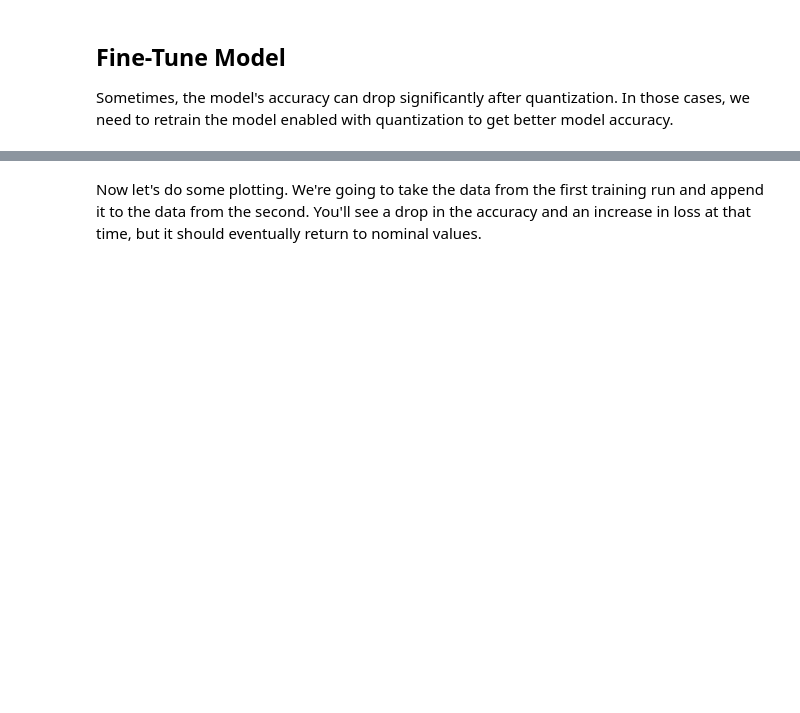
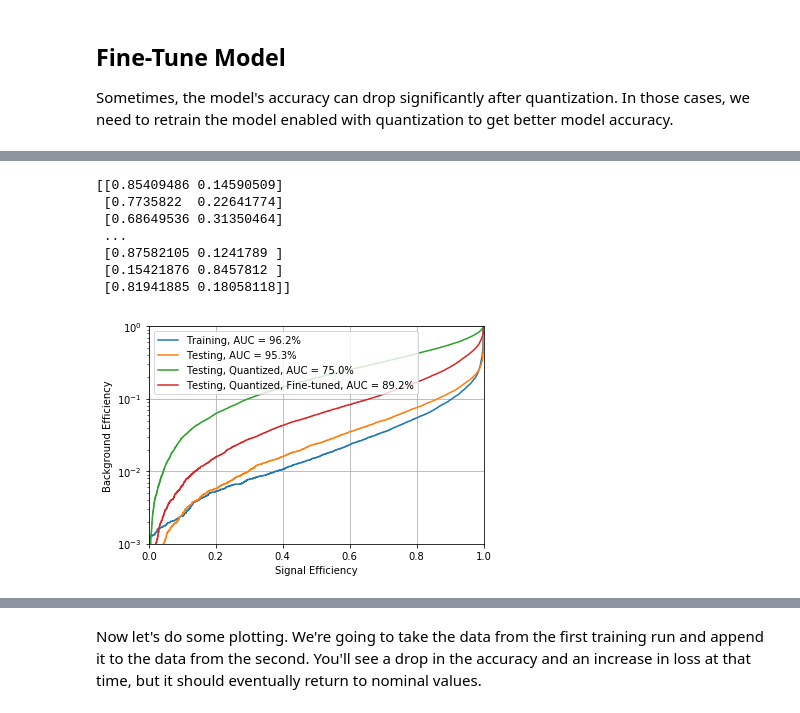
Before and after one commit to davidho27941/MachineLearningNotebooks, a Jupyter notebook: project-brainwave/project-brainwave-custom-weights-retrain-fulldataset.ipynb, the cells around one changed output, grey strips where cells are left out. Cells and saved outputs as stored; diff of their text form; code cells hidden in the pictures; blank space fills up the shorter version.

```diff
--- a/project-brainwave/project-brainwave-custom-weights-retrain-fulldataset.ipynb
+++ b/project-brainwave/project-brainwave-custom-weights-retrain-fulldataset.ipynb
@@ -373,20 +405,13 @@ Sometimes, the model's accuracy can drop significantly after quantization. In th
 # %%
 # while (accuracy < 0.93):  # This replaces "if (accuracy...)" in the original notebook
 
-num_epoch_finetune = 3
+num_epoch_finetune = 1
 
-if (accuracy < 0.93):
-    with sess.as_default():
-        print("Fine-tuning model with quantization")
-        print(train_files)
-        loss_over_epoch_ft, accuracy_over_epoch_ft, auc_over_epoch_ft = \
-            train_model(preds, in_images, train_files, is_retrain=True, train_epoch=num_epoch_finetune)
-        accuracy = test_model(preds, in_images, test_images, test_labels)
-        # print("Accuracy:", accuracy)
-        featurizer.save_weights(saved_model_dir + "/rn50/"+version+"/resnet50_bw", tf.get_default_session())
-
-loss_over_epoch = loss_over_epoch + loss_over_epoch_ft
-accuracy_over_epoch = accuracy_over_epoch + accuracy_over_epoch_ft
-auc_over_epoch = auc_over_epoch + auc_over_epoch_ft
+with sess.as_default():
+    print("Fine-tuning model with quantization")
+    loss_over_epoch_ft, accuracy_over_epoch_ft, auc_over_epoch_ft, preds_train_ft, train_labels_ft, \
+        accuracy_test_ft, auc_test_ft, preds_test_ft, test_labels_ft = \
+        train_model(preds_q, in_images_q, train_files, test_files, is_retrain=True, train_epoch=num_epoch_finetune)
+    #quantized_featurizer.save_weights(saved_model_dir + "/msfprn50/1.1.2/resnet50_bw", tf.get_default_session())
 # %% [output]
 Fine-tuning model with quantization
@@ -395,0 +421,29 @@ Training Accuracy: 0.858 , Area under ROC curve: 0.945
+# %%
+from sklearn import metrics
+fpr_test_ft, tpr_test_ft, thresholds_ft = metrics.roc_curve(test_labels_ft[:,0],preds_test_ft[:,0])
+
+auc_test_ft = metrics.auc(fpr_test_ft, tpr_test_ft)
+
+import matplotlib.pyplot as plt
+plt.figure()
+plt.plot(tpr_train,fpr_train,label='Training, AUC = %.1f%%'%(auc_train*100.))
+plt.plot(tpr_test,fpr_test,label='Testing, AUC = %.1f%%'%(auc_test*100.))
+plt.plot(tpr_test_q,fpr_test_q,label='Testing, Quantized, AUC = %.1f%%'%(auc_test_q*100.))
+plt.plot(tpr_test_ft,fpr_test_ft,label='Testing, Quantized, Fine-tuned, AUC = %.1f%%'%(auc_test_ft*100.))
+plt.semilogy()
+plt.xlabel("Signal Efficiency")
+plt.ylabel("Background Efficiency")
+plt.ylim(0.001,1)
+plt.xlim(0,1)
+plt.grid(True)
+plt.legend(loc='upper left')
+plt.savefig('ROC_ft.pdf')
+# %% [output]
+[[0.85409486 0.14590509]
+ [0.7735822  0.22641774]
+ [0.68649536 0.31350464]
+ ...
+ [0.87582105 0.1241789 ]
+ [0.15421876 0.8457812 ]
+ [0.81941885 0.18058118]]
+[figure, added]
```
Also changed, not shown: parts of 10 cells of this notebook.
